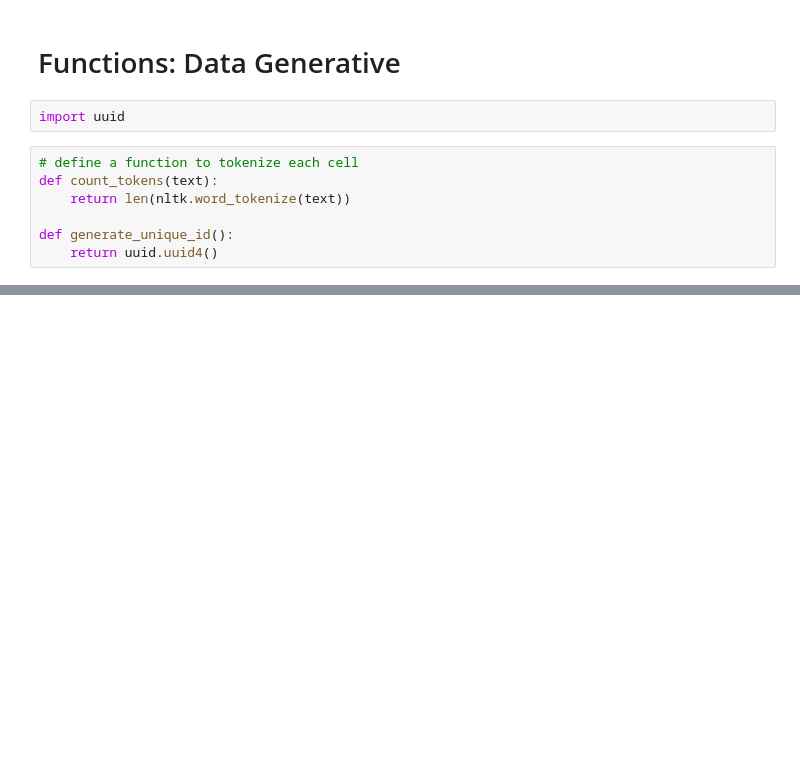
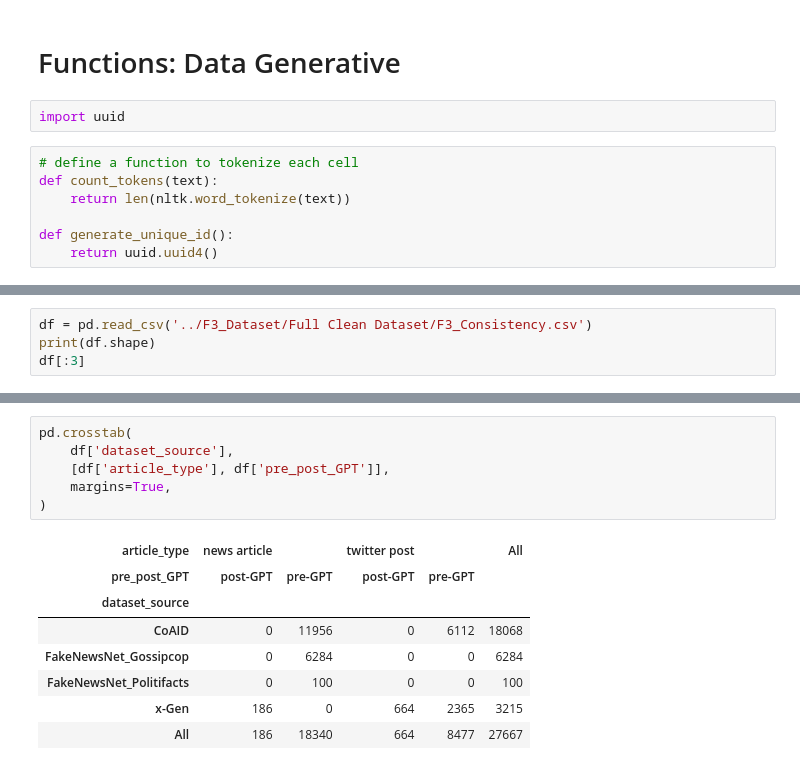
Before and after one commit to Ecboxer/F3, a Jupyter notebook: F3_Codebase/[F3]_Fighting_Fire_With_Fire_Data_Generation.ipynb, the cells around one changed output, grey strips where cells are left out. Drawn from its saved outputs; the diff is of its cells as text; blank space fills up the shorter version.

```diff
--- a/F3_Codebase/[F3]_Fighting_Fire_With_Fire_Data_Generation.ipynb
+++ b/F3_Codebase/[F3]_Fighting_Fire_With_Fire_Data_Generation.ipynb
@@ -273,0 +302,4 @@ progress_file = 'X_GenPost_GTP3.5_Post_progress.json'
+# %%
+df = pd.read_csv('../F3_Dataset/Full Clean Dataset/F3_Consistency.csv')
+print(df.shape)
+df[:3]
@@ -273,0 +313,15 @@ progress_file = 'X_GenPost_GTP3.5_Post_progress.json'
+# %%
+pd.crosstab(
+    df['dataset_source'],
+    [df['article_type'], df['pre_post_GPT']],
+    margins=True,
+)
+# %% [output]
+| article_type | news article |  | twitter post |  | All |
+| pre_post_GPT | post-GPT | pre-GPT | post-GPT | pre-GPT |  |
+| dataset_source |  |  |  |  |  |
+| CoAID | 0 | 11956 | 0 | 6112 | 18068 |
+| FakeNewsNet_Gossipcop | 0 | 6284 | 0 | 0 | 6284 |
+| FakeNewsNet_Politifacts | 0 | 100 | 0 | 0 | 100 |
+| x-Gen | 186 | 0 | 664 | 2365 | 3215 |
+| All | 186 | 18340 | 664 | 8477 | 27667 |
```
Also changed, not shown: parts of 36 cells of this notebook, 18 other files.
